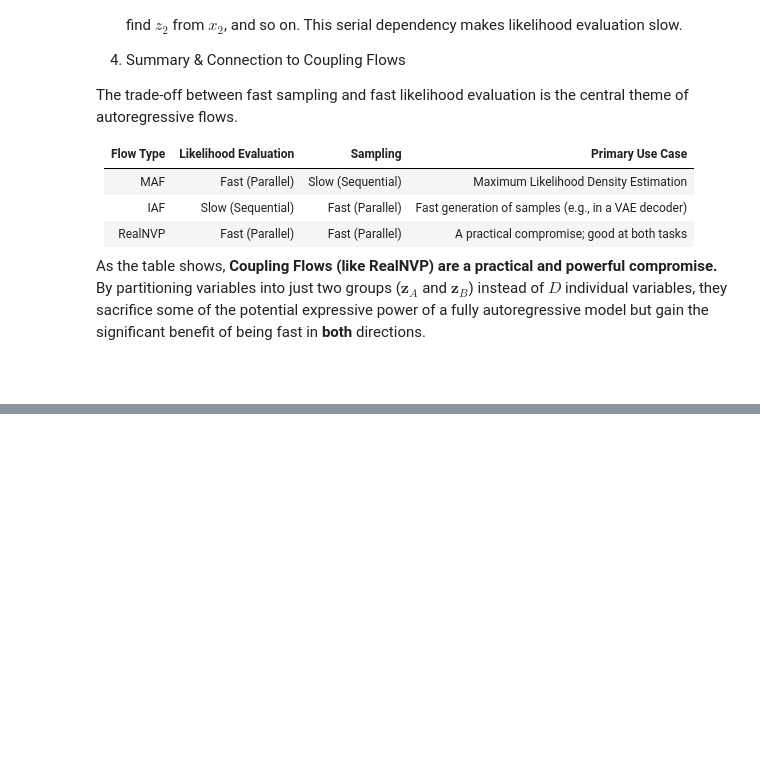
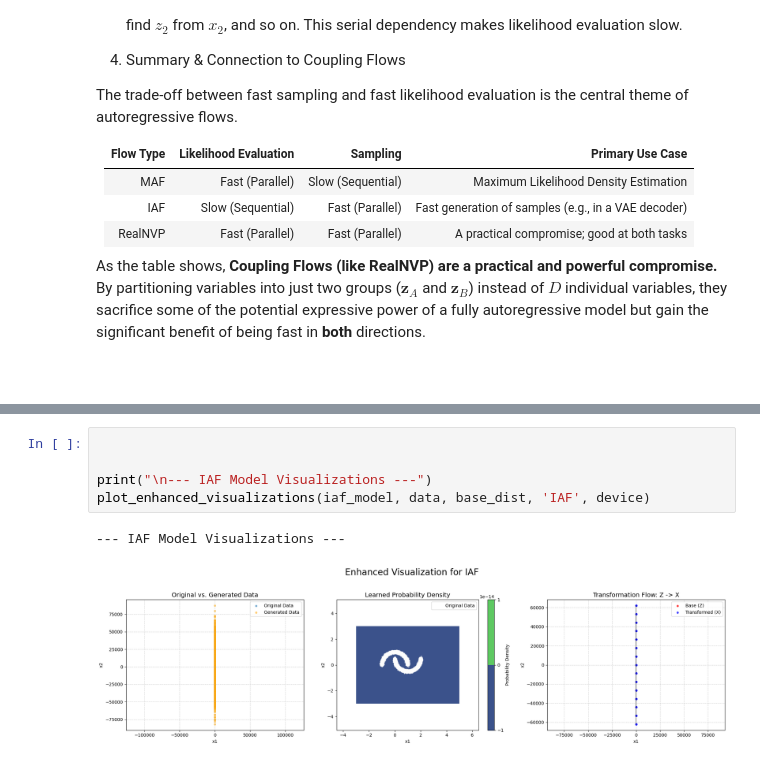
Before and after one commit to itxtx/normalizing-flows-study, a Jupyter notebook: notebooks/2_Autoregressive_Flows.ipynb, the cells around one changed output, grey strips where cells are left out. Drawn from its saved outputs; the diff is of its cells as text; blank space fills up the shorter version.

```diff
--- a/notebooks/2_Autoregressive_Flows.ipynb
+++ b/notebooks/2_Autoregressive_Flows.ipynb
@@ -231,0 +217,8 @@ AttributeError: 'NormalizingFlowModel' object has no attribute 'layers'
+# %%
+
+
+print("\n--- IAF Model Visualizations ---")
+plot_enhanced_visualizations(iaf_model, data, base_dist, 'IAF', device)
+# %% [output]
+--- IAF Model Visualizations ---
+[figure, added]
```
Also changed, not shown: parts of 7 cells of this notebook, 7 other files.
